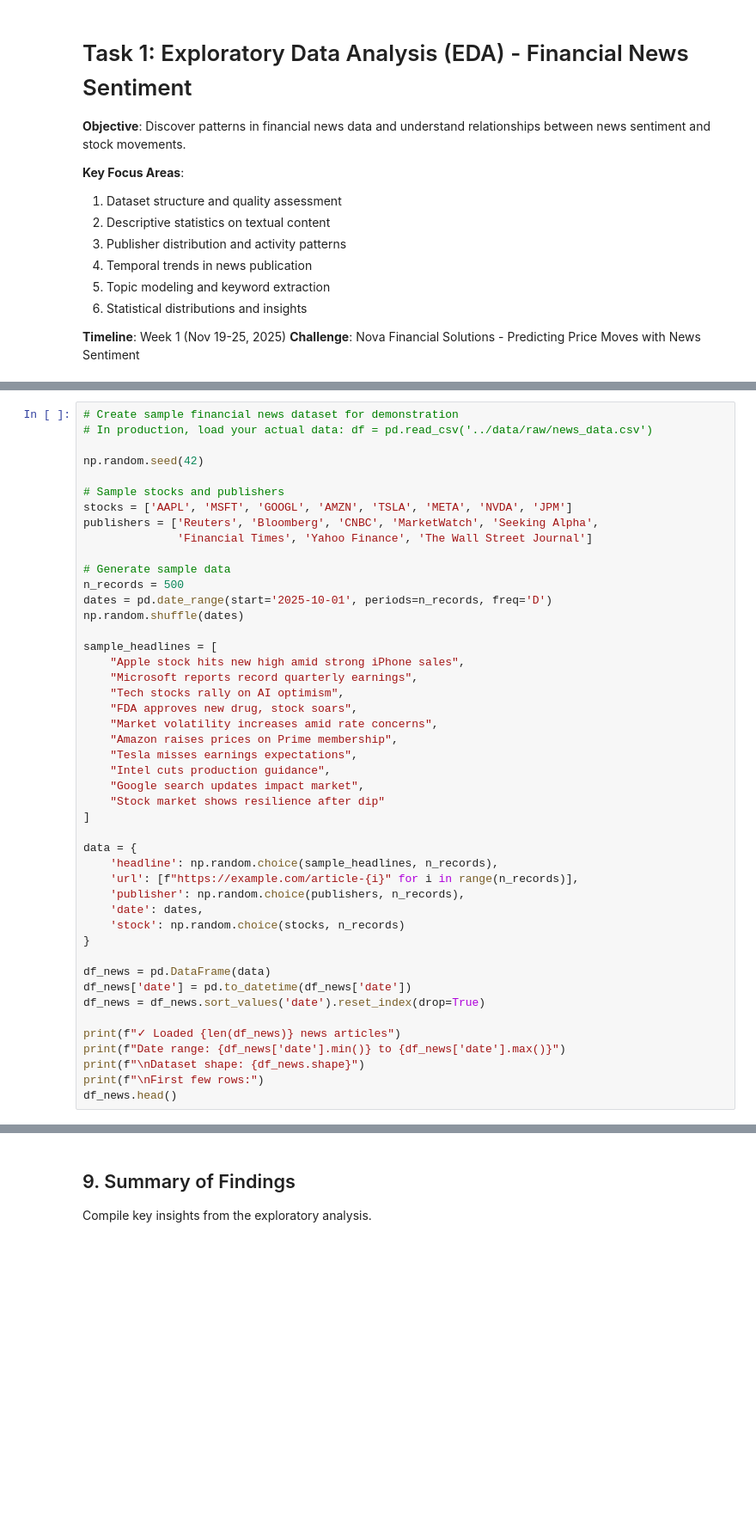
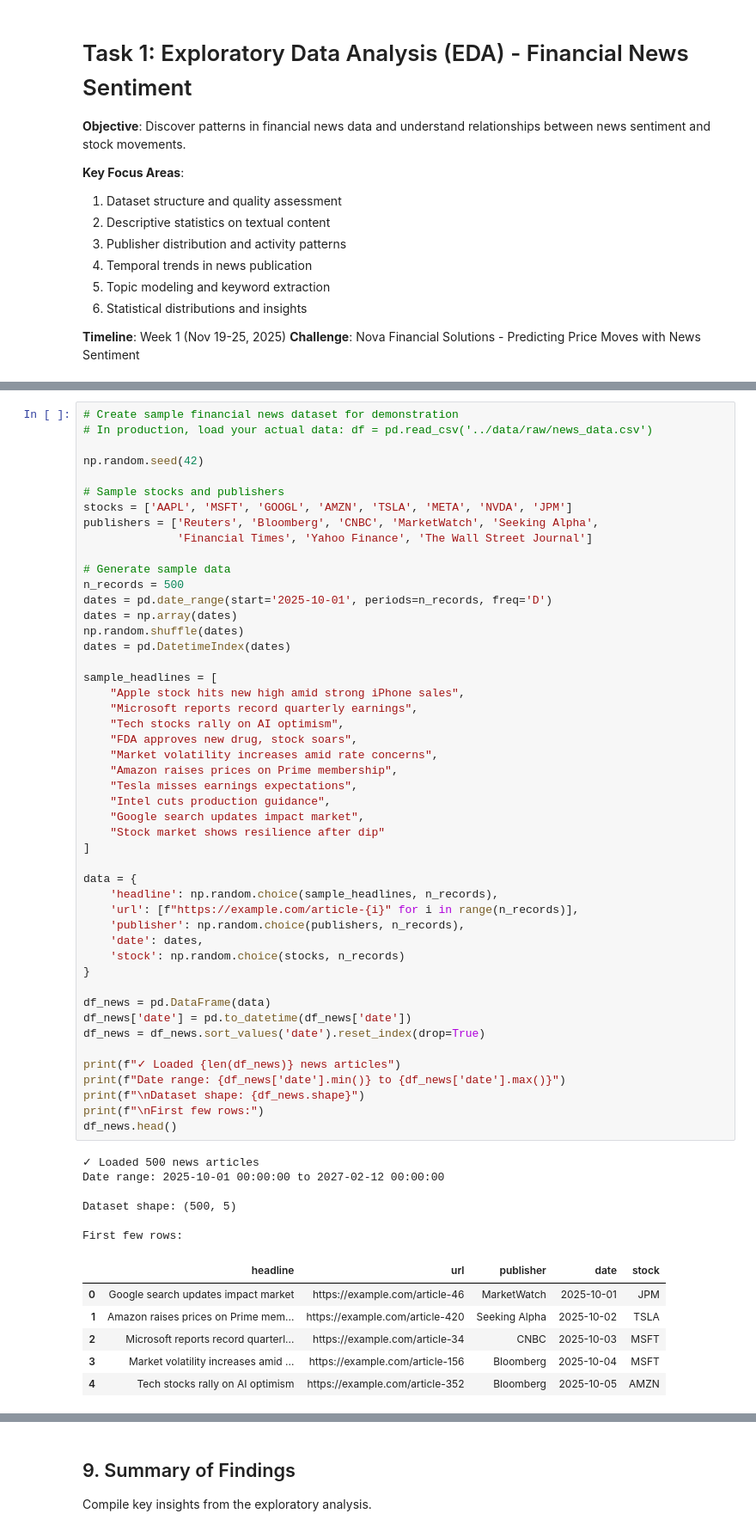
Before and after one commit to Abigiya-M/News-Sentiment, a Jupyter notebook: notebooks/01_EDA_Data_Understanding.ipynb, the cells around one changed output, grey strips where cells are left out. Shown: that part at 86% size. Saved outputs shown, nothing was run; the diff lists cells and outputs as text; blank space fills up the shorter version.

```diff
--- a/notebooks/01_EDA_Data_Understanding.ipynb
+++ b/notebooks/01_EDA_Data_Understanding.ipynb
@@ -57,38 +61,53 @@ publishers = ['Reuters', 'Bloomberg', 'CNBC', 'MarketWatch', 'Seeking Alpha',
 # Generate sample data
 n_records = 500
 dates = pd.date_range(start='2025-10-01', periods=n_records, freq='D')
+dates = np.array(dates)
 np.random.shuffle(dates)
+dates = pd.DatetimeIndex(dates)
 
 sample_headlines = [
     "Apple stock hits new high amid strong iPhone sales",
     "Microsoft reports record quarterly earnings",
     "Tech stocks rally on AI optimism",
     "FDA approves new drug, stock soars",
     "Market volatility increases amid rate concerns",
     "Amazon raises prices on Prime membership",
     "Tesla misses earnings expectations",
     "Intel cuts production guidance",
     "Google search updates impact market",
     "Stock market shows resilience after dip"
 ]
 
 data = {
     'headline': np.random.choice(sample_headlines, n_records),
     'url': [f"https://example.com/article-{i}" for i in range(n_records)],
     'publisher': np.random.choice(publishers, n_records),
     'date': dates,
     'stock': np.random.choice(stocks, n_records)
 }
 
 df_news = pd.DataFrame(data)
 df_news['date'] = pd.to_datetime(df_news['date'])
 df_news = df_news.sort_values('date').reset_index(drop=True)
 
 print(f"✓ Loaded {len(df_news)} news articles")
 print(f"Date range: {df_news['date'].min()} to {df_news['date'].max()}")
 print(f"\nDataset shape: {df_news.shape}")
 print(f"\nFirst few rows:")
 df_news.head()
+# %% [output]
+✓ Loaded 500 news articles
+Date range: 2025-10-01 00:00:00 to 2027-02-12 00:00:00
+
+Dataset shape: (500, 5)
+
+First few rows:
+|  | headline | url | publisher | date | stock |
+| 0 | Google search updates impact market | https://example.com/article-46 | MarketWatch | 2025-10-01 | JPM |
+| 1 | Amazon raises prices on Prime mem... | https://example.com/article-420 | Seeking Alpha | 2025-10-02 | TSLA |
+| 2 | Microsoft reports record quarterl... | https://example.com/article-34 | CNBC | 2025-10-03 | MSFT |
+| 3 | Market volatility increases amid ... | https://example.com/article-156 | Bloomberg | 2025-10-04 | MSFT |
+| 4 | Tech stocks rally on AI optimism | https://example.com/article-352 | Bloomberg | 2025-10-05 | AMZN |
 # %%
 # Check data types
 print("=" * 60)
```
Also changed, not shown: parts of 9 cells of this notebook, 1 other file.
